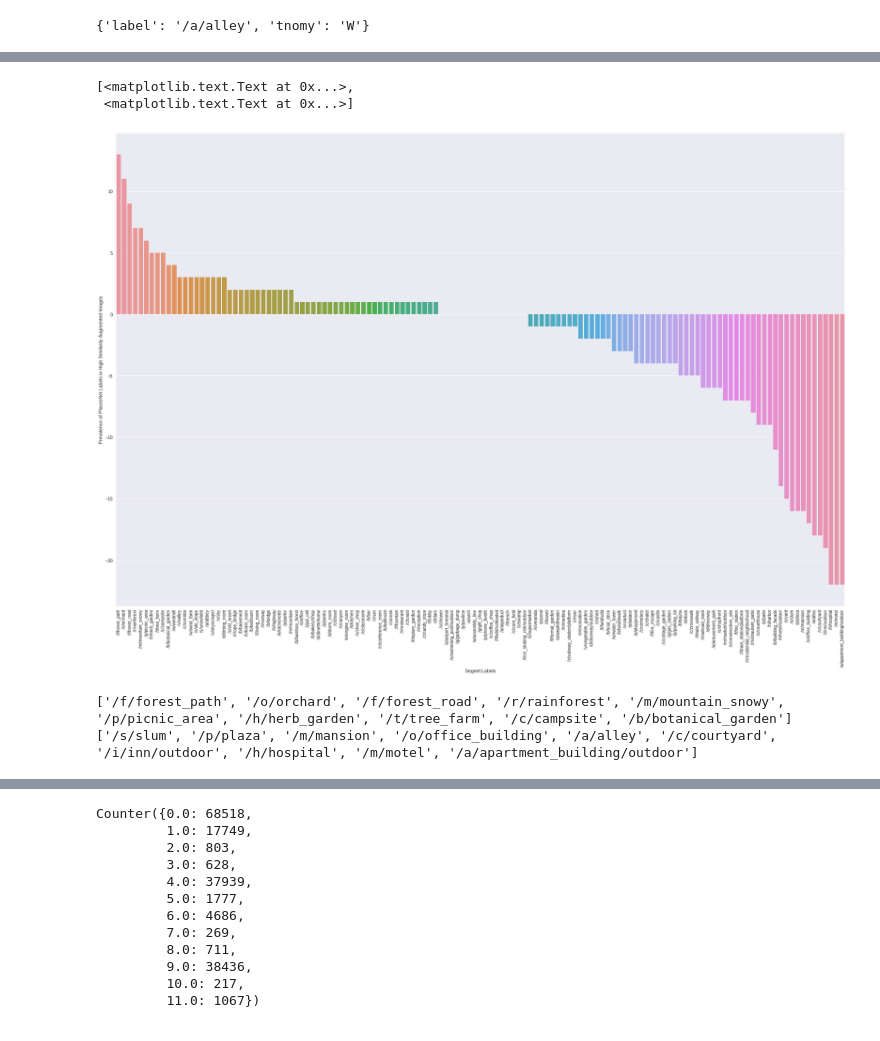
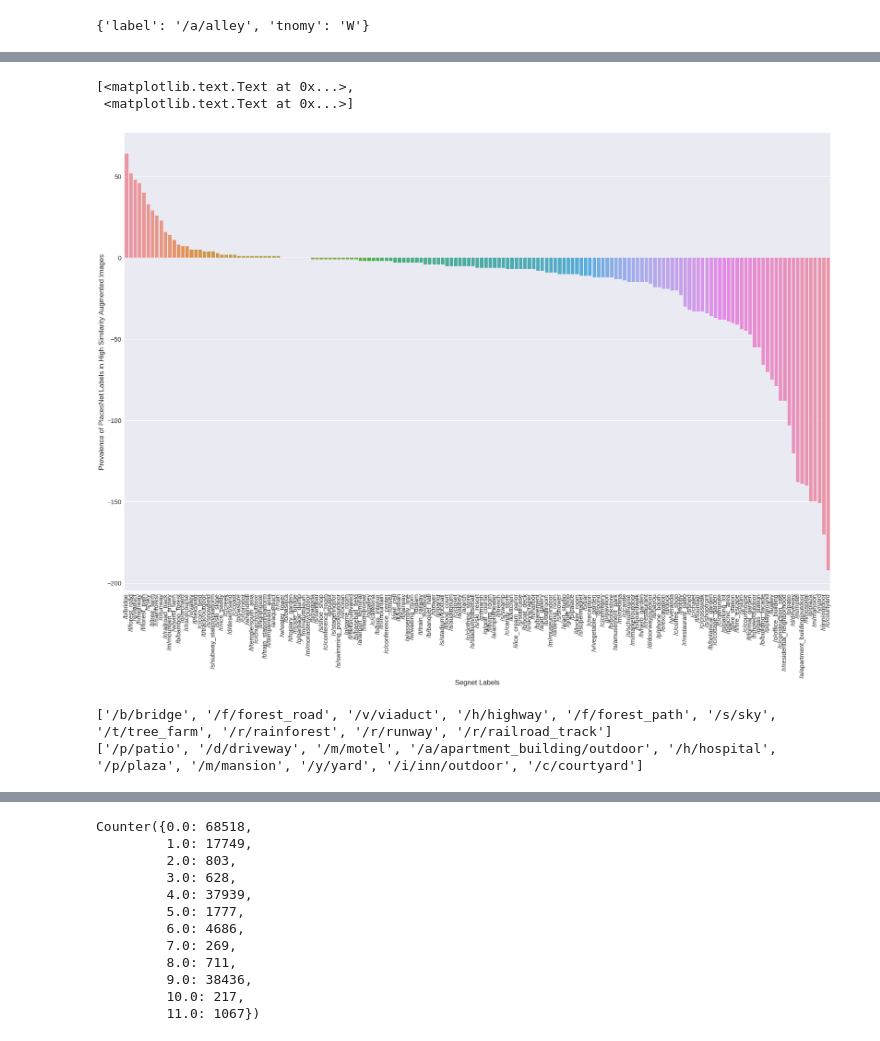
Before and after one commit to sagarjoglekar/ExplainingUrbanEmotions, a Jupyter notebook: notebooks/AugmentValidator.ipynb, the cells around one changed output, grey strips where cells are left out. Drawn from its saved outputs; the diff is of its cells as text; code cells hidden in the pictures.

```diff
--- a/notebooks/AugmentValidator.ipynb
+++ b/notebooks/AugmentValidator.ipynb
@@ -20,7 +20,8 @@ import collections
 import operator
 import pickle
 # %%
-AugTest = "../streetview/testAug.csv"
+#AugTest = "../streetview/testAug.csv"
+AugTest = "../streetview/TranslateTest.csv"
 # %%
 augData = pd.read_csv(AugTest)
 # %%
@@ -387,7 +384,7 @@ simNames = {}
 limit = 0
 for k in AllDists:
     if AllDists[k]['label'] == 1:
-        if limit >= 68:
+        if limit >= 831:
             continue
         else:
             lowSimLabels.extend(AllDists[k]['place'])
@@ -415,25 +412,25 @@ YFreq = [i[1] for i in sortedPrevalence]
 # %%
 
 fig, ax = plt.subplots(figsize=(30,20))
 
 sns.set_style("whitegrid")
 #sns.set(rc={"figure.figsize": (20, 14)})
-sns.set(font_scale=1)
+sns.set(font_scale=1.5)
 sns.barplot(ax = ax , x=Xlabel, y=YFreq )
 plt.xticks(rotation=90)
 ax.set(xlabel='Segnet Labels', ylabel='Prevalence of PlacesNet Labels in High Similarity Augmented Images')
 # %% [output]
 [<matplotlib.text.Text at 0x...>,
  <matplotlib.text.Text at 0x...>]
-[figure, old version]
+[figure, new version]
 # %%
 top = Xlabel[:10]
 bottom = Xlabel[-10:]
 print top
 print bottom
 # %% [output]
-['/f/forest_path', '/o/orchard', '/f/forest_road', '/r/rainforest', '/m/mountain_snowy', '/p/picnic_area', '/h/herb_garden', '/t/tree_farm', '/c/campsite', '/b/botanical_garden']
-['/s/slum', '/p/plaza', '/m/mansion', '/o/office_building', '/a/alley', '/c/courtyard', '/i/inn/outdoor', '/h/hospital', '/m/motel', '/a/apartment_building/outdoor']
+['/b/bridge', '/f/forest_road', '/v/viaduct', '/h/highway', '/f/forest_path', '/s/sky', '/t/tree_farm', '/r/rainforest', '/r/runway', '/r/railroad_track']
+['/p/patio', '/d/driveway', '/m/motel', '/a/apartment_building/outdoor', '/h/hospital', '/p/plaza', '/m/mansion', '/y/yard', '/i/inn/outdoor', '/c/courtyard']
 # %%
 fig, ax = plt.subplots()
 fig.set_size_inches(16,12)
```
Also changed, not shown: parts of 17 cells of this notebook, 5 other files.
